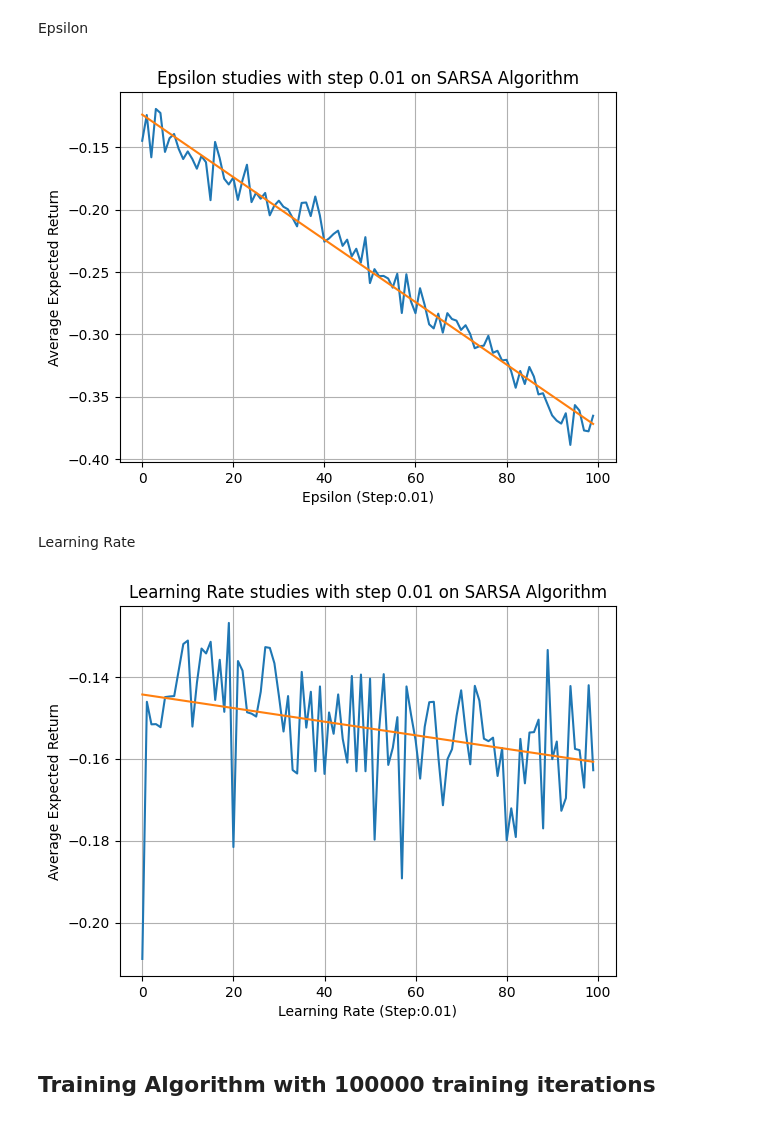
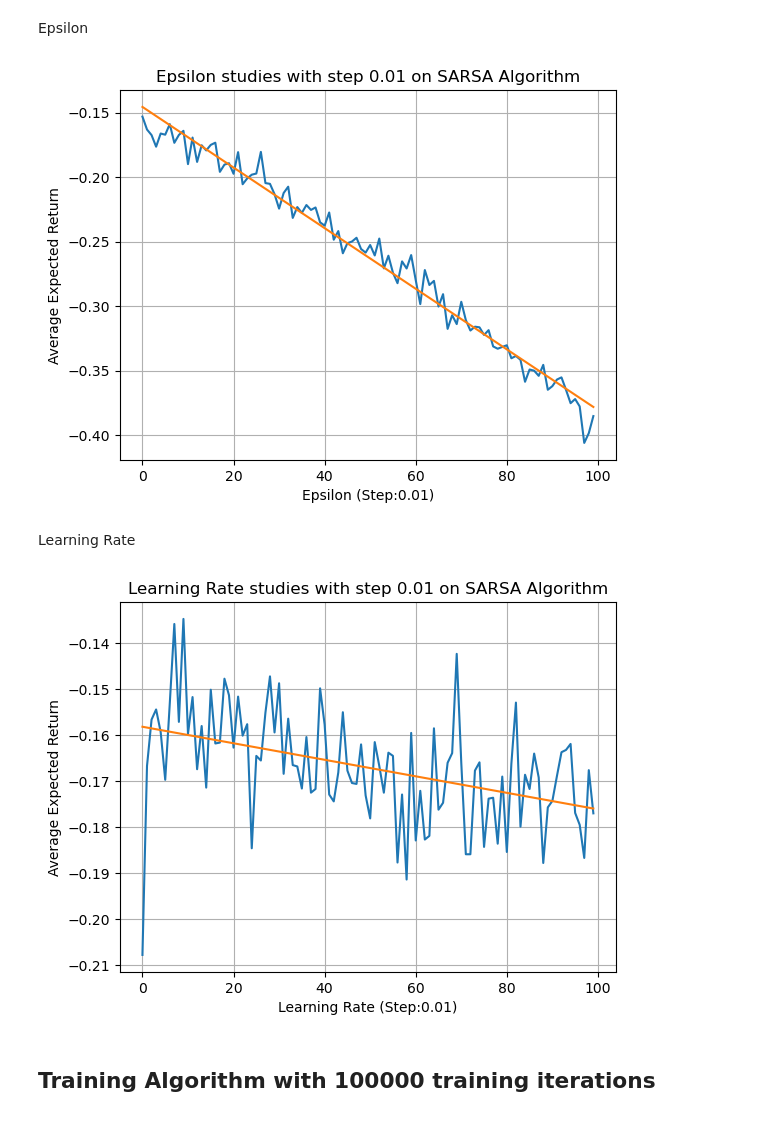
Before and after one commit to tuchapong1234/HW2-Reinforcement-Learning-on-Discrete-state-Game, a Jupyter notebook: blackjack_tutorial.ipynb, the cells around one changed output. Drawn from its saved outputs; the diff is of its cells as text; code cells hidden in the pictures.

```diff
--- a/blackjack_tutorial.ipynb
+++ b/blackjack_tutorial.ipynb
@@ -868,9 +871,9 @@ Load Agent
 # hyperparameters
 learning_rate = 0.01
 n_episodes = 100000
-start_epsilon = 0.0
+start_epsilon = 0.001
 epsilon_decay = start_epsilon / (n_episodes / 2)  # reduce the exploration over time
-final_epsilon = 0.0
+final_epsilon = 0.001
 discount = 0.01
 
 control_type = ControlType.MONTE_CARLO
@@ -908,7 +911,7 @@ defaultdict(<function blackjack.BlackJackAgent.__init__.<locals>.<lambda>()>,
 # %%
 # Testing MC
 
-env = gym.make("Blackjack-v1", sab=False, natural=True)
+env = gym.make("Blackjack-v1", sab=True)
 
 env.observation_space.seed(20)
 np.random.seed(20)
@@ -990,7 +1006,7 @@ for i in  discount_ls:
         discount_factor=discount
     )
 
-    env = gym.make("Blackjack-v1", sab=False, natural=True)
+    env = gym.make("Blackjack-v1", sab=True)
 
     env.observation_space.seed(20)
     np.random.seed(20)
@@ -1073,7 +1091,7 @@ for i in  epsilon_ls:
         discount_factor=discount
     )
 
-    env = gym.make("Blackjack-v1", sab=False, natural=True)
+    env = gym.make("Blackjack-v1", sab=True)
 
     env.observation_space.seed(20)
     np.random.seed(20)
@@ -1129,7 +1147,7 @@ plt.title('Epsilon studies with step {} on SARSA Algorithm'.format(epsilon_step)
 plt.grid(True)
 plt.show()
 # %% [output]
-[figure, old version]
+[figure, new version]
 # %% [markdown]
 Learning Rate
 # %%
@@ -1158,7 +1176,7 @@ for i in  learning_rate_ls:
         discount_factor=discount
     )
 
-    env = gym.make("Blackjack-v1", sab=False, natural=True)
+    env = gym.make("Blackjack-v1", sab=True)
 
     env.observation_space.seed(20)
     np.random.seed(20)
@@ -1187,34 +1205,34 @@ for i in  learning_rate_ls:
 
             # update if the environment is done and the current obs
             done = terminated or truncated
             obs = next_obs
             action = new_action
 
         agent.decay_epsilon()
 
     Expected_Return = (np.array(env.return_queue).flatten().sum())/len(np.array(env.return_queue).flatten())
     Expected_Return_ls.append(Expected_Return)
 
 # Generating x values
 x = np.arange(len(Expected_Return_ls))
 
 # Performing polynomial fit
 degree = 1  # Adjust the degree of the polynomial as needed
 coefficients = np.polyfit(x, Expected_Return_ls, degree)
 polynomial = np.poly1d(coefficients)
 
 # Generating y values for the polynomial
 y_fit = polynomial(x)
 
 plt.plot(Expected_Return_ls)
 plt.plot(x, y_fit, label='Polynomial Fit')
 plt.xlabel('Learning Rate (Step:0.01)')
 plt.ylabel('Average Expected Return')
 plt.title('Learning Rate studies with step {} on SARSA Algorithm'.format(learning_rate_step))
 plt.grid(True)
 plt.show()
 # %% [output]
-[figure, old version]
+[figure, new version]
 # %% [markdown]
 ## Training Algorithm with 100000 training iterations
 # %%
```
Also changed, not shown: parts of 42 cells of this notebook, 10 other files.
